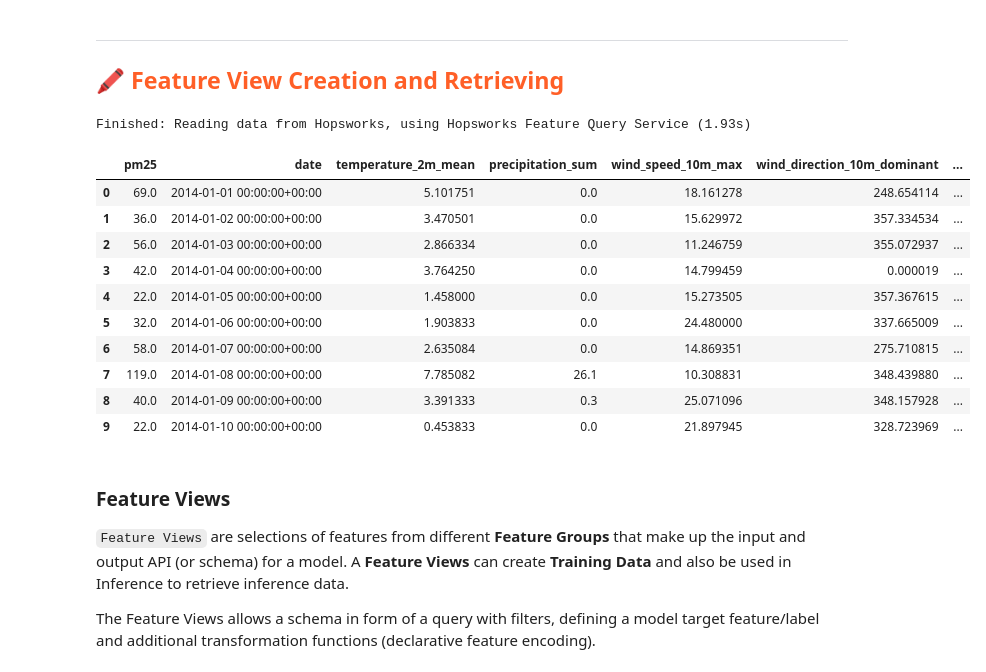
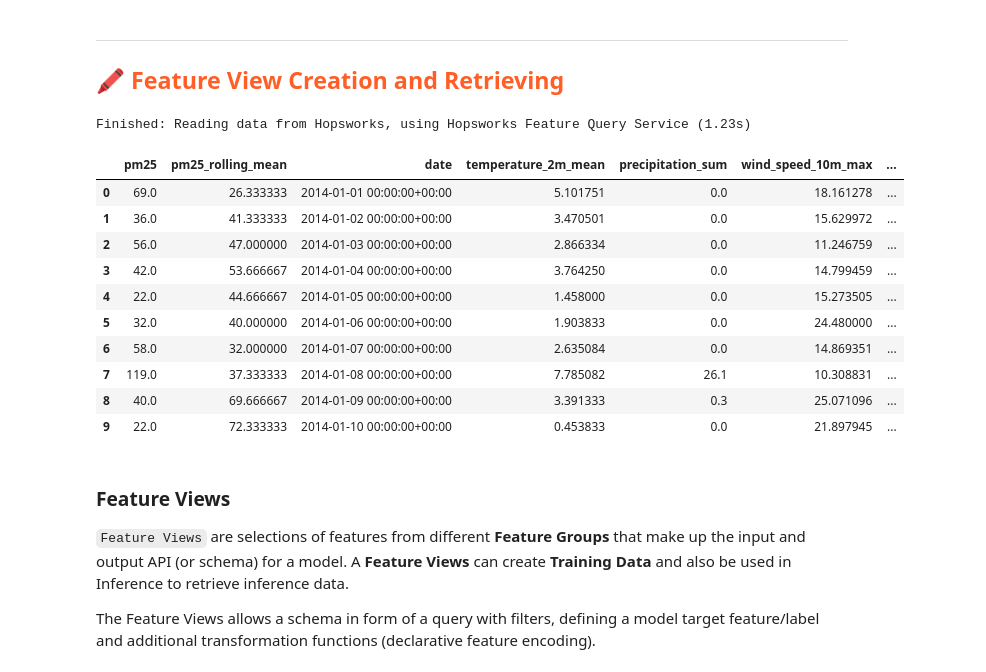
Before and after one commit to manjy0t/mlfs-book, a Jupyter notebook: notebooks/ch03/3_air_quality_training_pipeline.ipynb, the cells around one changed output. Saved outputs shown, nothing was run; the diff lists cells and outputs as text; code cells hidden in the pictures.

```diff
--- a/notebooks/ch03/3_air_quality_training_pipeline.ipynb
+++ b/notebooks/ch03/3_air_quality_training_pipeline.ipynb
@@ -61,21 +62,21 @@ weather_fg = fs.get_feature_group(
 ## <span style="color:#ff5f27;"> 🖍 Feature View Creation and Retrieving </span>
 # %%
 # Select features for training data.
-selected_features = air_quality_fg.select(['pm25']).join(weather_fg.select_all(), on=['city'])
+selected_features = air_quality_fg.select(['pm25', 'pm25_rolling_mean']).join(weather_fg.select_all(), on=['city'])
 selected_features.show(10)
 # %% [output]
-Finished: Reading data from Hopsworks, using Hopsworks Feature Query Service (1.93s)
+Finished: Reading data from Hopsworks, using Hopsworks Feature Query Service (1.23s)
-|  | pm25 | date | temperature_2m_mean | precipitation_sum | wind_speed_10m_max | wind_direction_10m_dominant | ... |
-| 0 | 69.0 | 2014-01-01 00:00:00+00:00 | 5.101751 | 0.0 | 18.161278 | 248.654114 | ... |
-| 1 | 36.0 | 2014-01-02 00:00:00+00:00 | 3.470501 | 0.0 | 15.629972 | 357.334534 | ... |
-| 2 | 56.0 | 2014-01-03 00:00:00+00:00 | 2.866334 | 0.0 | 11.246759 | 355.072937 | ... |
-| 3 | 42.0 | 2014-01-04 00:00:00+00:00 | 3.764250 | 0.0 | 14.799459 | 0.000019 | ... |
-| 4 | 22.0 | 2014-01-05 00:00:00+00:00 | 1.458000 | 0.0 | 15.273505 | 357.367615 | ... |
-| 5 | 32.0 | 2014-01-06 00:00:00+00:00 | 1.903833 | 0.0 | 24.480000 | 337.665009 | ... |
-| 6 | 58.0 | 2014-01-07 00:00:00+00:00 | 2.635084 | 0.0 | 14.869351 | 275.710815 | ... |
-| 7 | 119.0 | 2014-01-08 00:00:00+00:00 | 7.785082 | 26.1 | 10.308831 | 348.439880 | ... |
-| 8 | 40.0 | 2014-01-09 00:00:00+00:00 | 3.391333 | 0.3 | 25.071096 | 348.157928 | ... |
-| 9 | 22.0 | 2014-01-10 00:00:00+00:00 | 0.453833 | 0.0 | 21.897945 | 328.723969 | ... |
+|  | pm25 | pm25_rolling_mean | date | temperature_2m_mean | precipitation_sum | wind_speed_10m_max | ... |
+| 0 | 69.0 | 26.333333 | 2014-01-01 00:00:00+00:00 | 5.101751 | 0.0 | 18.161278 | ... |
+| 1 | 36.0 | 41.333333 | 2014-01-02 00:00:00+00:00 | 3.470501 | 0.0 | 15.629972 | ... |
+| 2 | 56.0 | 47.000000 | 2014-01-03 00:00:00+00:00 | 2.866334 | 0.0 | 11.246759 | ... |
+| 3 | 42.0 | 53.666667 | 2014-01-04 00:00:00+00:00 | 3.764250 | 0.0 | 14.799459 | ... |
+| 4 | 22.0 | 44.666667 | 2014-01-05 00:00:00+00:00 | 1.458000 | 0.0 | 15.273505 | ... |
+| 5 | 32.0 | 40.000000 | 2014-01-06 00:00:00+00:00 | 1.903833 | 0.0 | 24.480000 | ... |
+| 6 | 58.0 | 32.000000 | 2014-01-07 00:00:00+00:00 | 2.635084 | 0.0 | 14.869351 | ... |
+| 7 | 119.0 | 37.333333 | 2014-01-08 00:00:00+00:00 | 7.785082 | 26.1 | 10.308831 | ... |
+| 8 | 40.0 | 69.666667 | 2014-01-09 00:00:00+00:00 | 3.391333 | 0.3 | 25.071096 | ... |
+| 9 | 22.0 | 72.333333 | 2014-01-10 00:00:00+00:00 | 0.453833 | 0.0 | 21.897945 | ... |
 # %% [markdown]
 ### Feature Views
 
```
Also changed, not shown: parts of 10 cells of this notebook.
